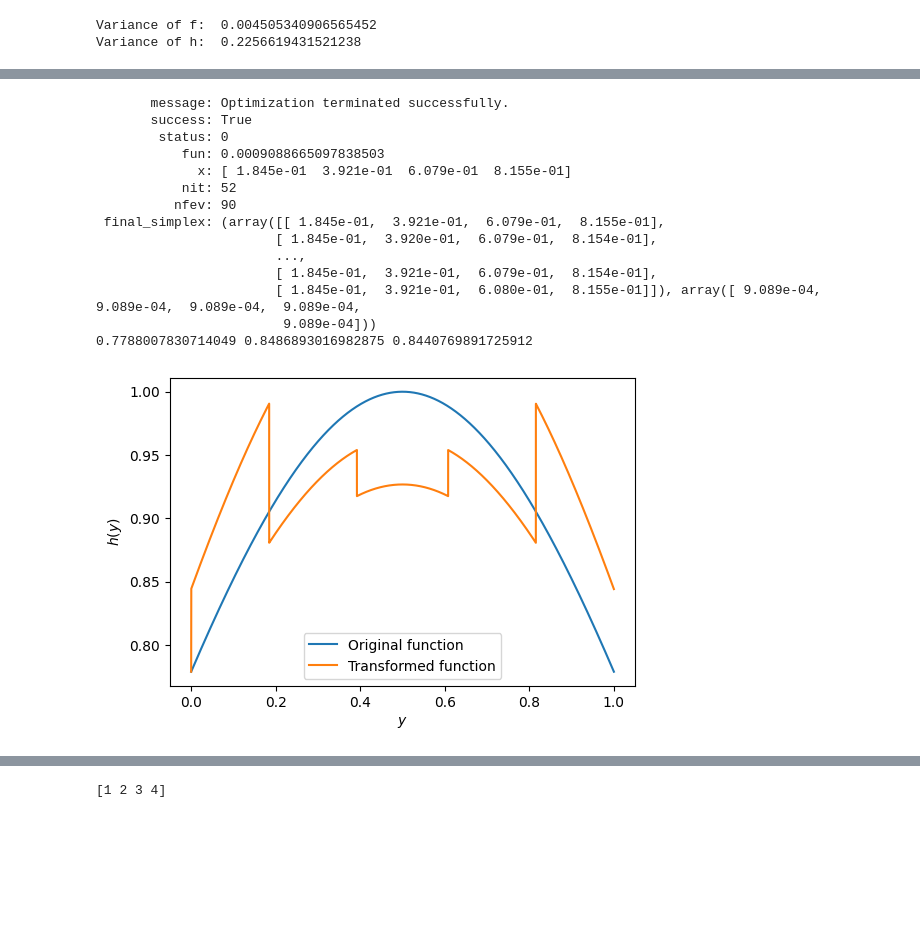
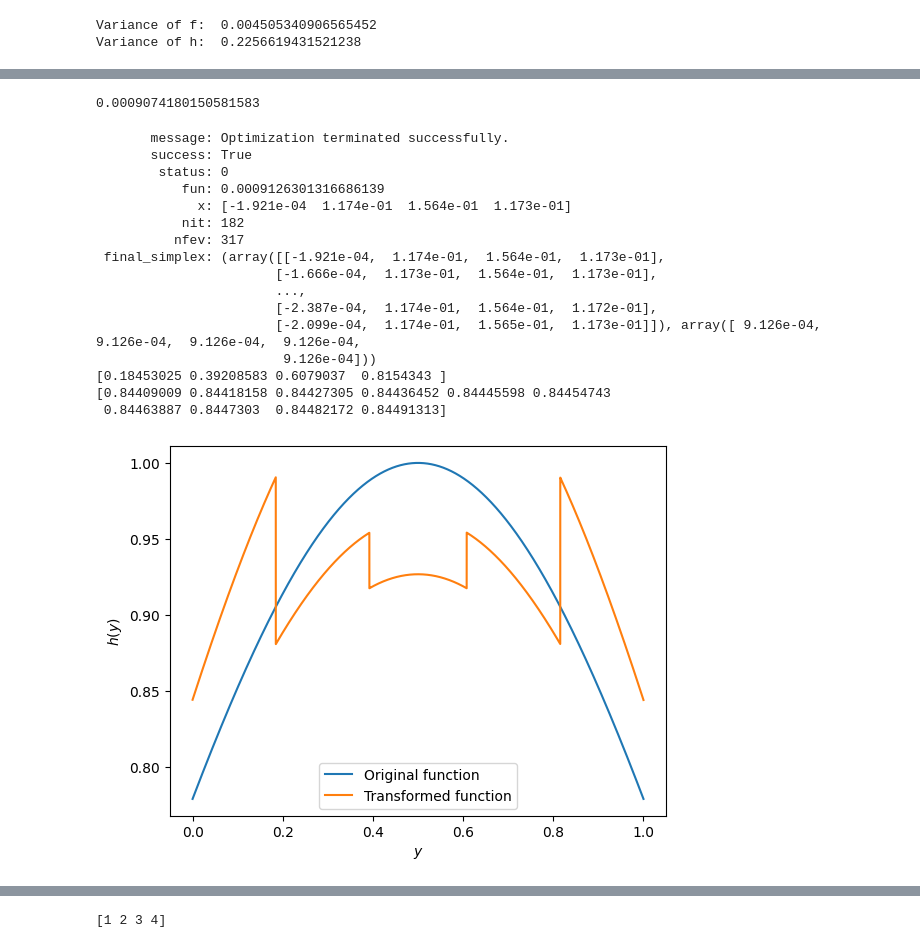
Before and after one commit to alracey/level4-project, a Jupyter notebook: 1d_piecewise_extended.ipynb, the cells around one changed output, grey strips where cells are left out. Saved outputs shown, nothing was run; the diff lists cells and outputs as text; code cells hidden in the pictures; blank space fills up the shorter version.

Commit message:
Spike issue resolved, softmax added

```diff
--- a/1d_piecewise_extended.ipynb
+++ b/1d_piecewise_extended.ipynb
@@ -140,48 +127,76 @@ print(obj_test)
+# %%
+#optimisation
+
+#reparametrise y_params in terms of u using softmax to avoid numerical instability
+from scipy.special import softmax
+
+def u_to_y(u):
+  w = softmax(np.concatenate((u, [0.0])))
+  ys = np.cumsum(w)
+  return ys[:-1]
+
+def objective_u(u_params, x):
+  y_params = u_to_y(u_params)
+  y = g_new(x, y_params)
+  return np.var(transformed_f_new(y, y_params))
+
+
+obj_test = objective_u(np.array([-1.921e-04, 1.174e-01, 1.564e-01, 1.173e-01]), np.linspace(1e-10, 1, 10000))
+print(obj_test)
+# %% [output]
+0.0009074180150581583
 # %%
 from scipy.optimize import minimize
 
-initial_params = np.array([1.845e-01,  3.921e-01,  6.079e-01,  8.154e-01])
-x_values = np.linspace(0, 1, 10000)
-y_values = np.linspace(0, 1, 10000)
+#arrays
+
+params0 = np.zeros(4)
+x_values = np.random.random(100000)
+y_values = np.random.random(100000)
+
+y_vals_to_plot = np.linspace(1e-10, 1, 10000)
 
 #constraints
 
 #bounds
 
 result = minimize(
-    objective,
-    initial_params,
+    objective_u,
+    params0,
     args=(x_values),
     method='Nelder-Mead'
 )
 
-opt_params = result.x
+opt_params = u_to_y(result.x)
 print(result)
+print(opt_params)
 
 #plotting
 
-plt.figure(figsize=(6, 4))
-plt.plot(x_values, f(x_values), label="Original function")
-opt_h = transformed_f_new(y_values, opt_params)
-print(opt_h[0], opt_h[50], opt_h[-1])
-plt.plot(y_values, opt_h, label="Transformed function")
+plt.figure()
+plt.plot(y_vals_to_plot, f(y_vals_to_plot), label="Original function")
+opt_h = transformed_f_new(y_vals_to_plot, opt_params)
+print(opt_h[0:10])
+plt.plot(y_vals_to_plot, opt_h, label="Transformed function")
 plt.xlabel("$y$")
 plt.ylabel("$h(y)$")
 plt.legend()
 plt.show()
 # %% [output]
        message: Optimization terminated successfully.
        success: True
         status: 0
-           fun: 0.0009088665097838503
-             x: [ 1.845e-01  3.921e-01  6.079e-01  8.155e-01]
-           nit: 52
-          nfev: 90
- final_simplex: (array([[ 1.845e-01,  3.921e-01,  6.079e-01,  8.155e-01],
-                       [ 1.845e-01,  3.920e-01,  6.079e-01,  8.154e-01],
+           fun: 0.0009126301316686139
+             x: [-1.921e-04  1.174e-01  1.564e-01  1.173e-01]
+           nit: 182
+          nfev: 317
+ final_simplex: (array([[-1.921e-04,  1.174e-01,  1.564e-01,  1.173e-01],
+                       [-1.666e-04,  1.173e-01,  1.564e-01,  1.173e-01],
                        ...,
-                       [ 1.845e-01,  3.921e-01,  6.079e-01,  8.154e-01],
-                       [ 1.845e-01,  3.921e-01,  6.080e-01,  8.155e-01]]), array([ 9.089e-04,  9.089e-04,  9.089e-04,  9.089e-04,
-                        9.089e-04]))
-0.7788007830714049 0.8486893016982875 0.8440769891725912
+                       [-2.387e-04,  1.174e-01,  1.564e-01,  1.172e-01],
+                       [-2.099e-04,  1.174e-01,  1.565e-01,  1.173e-01]]), array([ 9.126e-04,  9.126e-04,  9.126e-04,  9.126e-04,
+                        9.126e-04]))
+[0.18453025 0.39208583 0.6079037  0.8154343 ]
+[0.84409009 0.84418158 0.84427305 0.84436452 0.84445598 0.84454743
+ 0.84463887 0.8447303  0.84482172 0.84491313]
-[figure, old version]
+[figure, new version]
```
Also changed, not shown: parts of 9 cells of this notebook.
